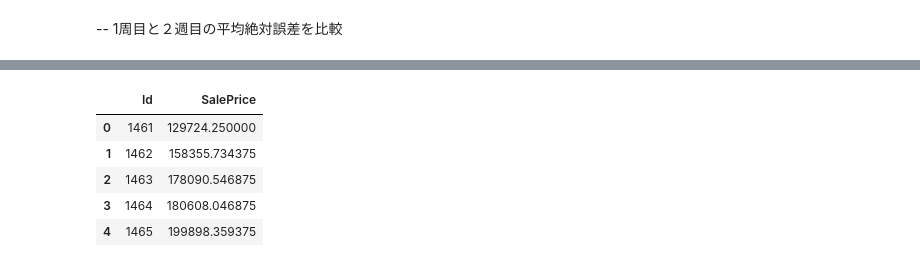
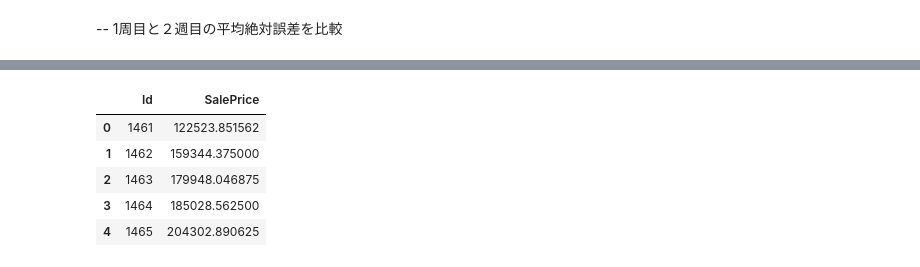
Before and after one commit to sh-sho/AIML_Training, a Jupyter notebook: AIML_House_TFDF2.ipynb, the cells around one changed output, grey strips where cells are left out. Drawn from its saved outputs; the diff is of its cells as text; code cells hidden in the pictures.

```diff
--- a/AIML_House_TFDF2.ipynb
+++ b/AIML_House_TFDF2.ipynb
@@ -389,0 +443,3 @@ memory usage: 969.7+ KB
+# %%
+dataset_df2 = dataset_df2[(dataset_df2['SalePrice']<700000)]
+dataset_df2.info()
@@ -526,7 +654,7 @@ output.head()
 # %%
-# Submit
-sample_submission_df = pd.read_csv('./dataset/AIML_HousePrices/sample_submission.csv')
-sample_submission_df['SalePrice'] = rf.predict(test_ds)
-sample_submission_df.to_csv('./submit/submission.csv', index=False)
-sample_submission_df.head()
+# Submit2
+sample_submission_df2 = pd.read_csv('./dataset/AIML_HousePrices/sample_submission.csv')
+sample_submission_df2['SalePrice'] = rf2.predict(test_ds2)
+sample_submission_df2.to_csv('./submit/submission_2.csv', index=False)
+sample_submission_df2.head()
 # %% [output]
@@ -536,6 +662,6 @@ WARNING:tensorflow:5 out of the last 7 calls to <function InferenceCoreModel.mak
 |  | Id | SalePrice |
-| 0 | 1461 | 129724.250000 |
-| 1 | 1462 | 158355.734375 |
-| 2 | 1463 | 178090.546875 |
-| 3 | 1464 | 180608.046875 |
-| 4 | 1465 | 199898.359375 |
+| 0 | 1461 | 122523.851562 |
+| 1 | 1462 | 159344.375000 |
+| 2 | 1463 | 179948.046875 |
+| 3 | 1464 | 185028.562500 |
+| 4 | 1465 | 204302.890625 |
```
Also changed, not shown: parts of 70 cells of this notebook, 7 other files.
